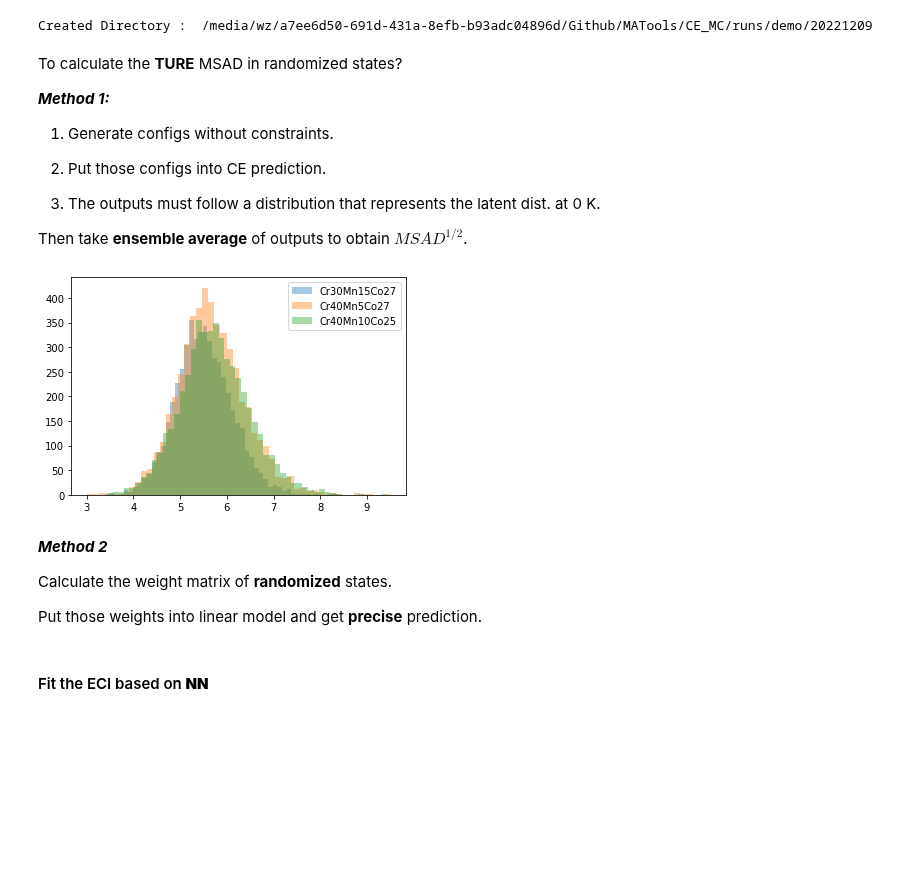
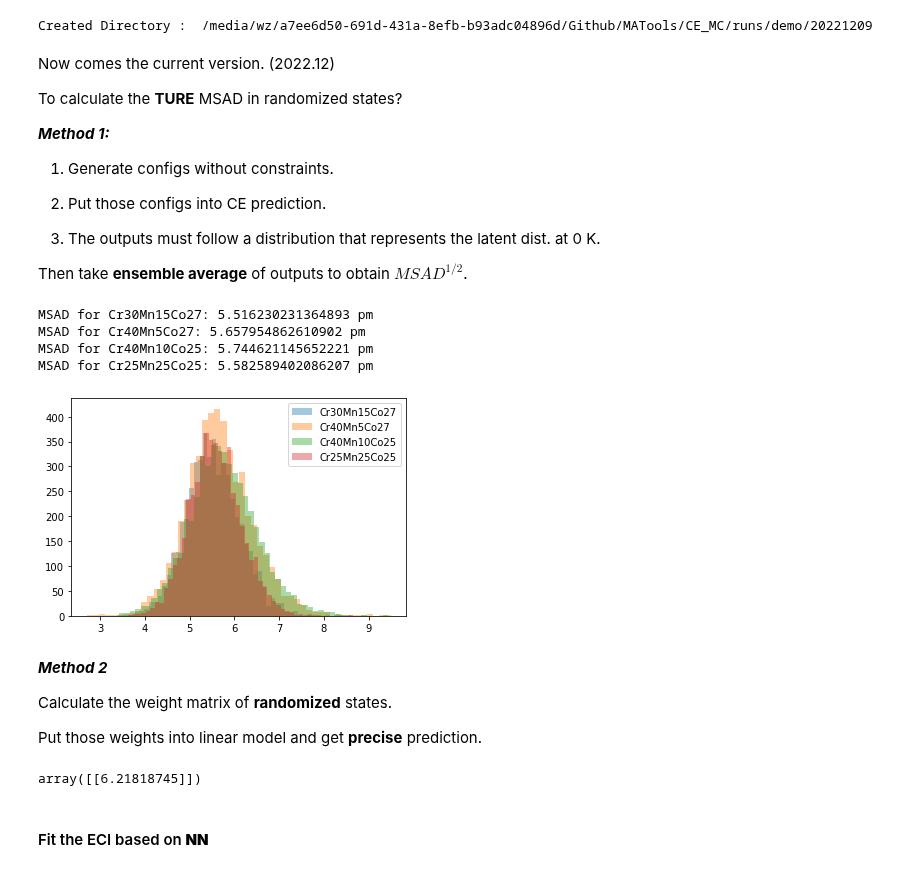
Before and after one commit to wzetto/MATools, a Jupyter notebook: CE_MC/cluster_ce_msad.ipynb, the cells around one changed output. Drawn from its saved outputs; the diff is of its cells as text; code cells hidden in the pictures; blank space fills up the shorter version.

Commit message:
modified:   CE_MC/cluster_ce_msad.ipynb 	new file:   CE_MC/runs/demo/20221216_msadGA/embed_book49.npy

```diff
--- a/CE_MC/cluster_ce_msad.ipynb
+++ b/CE_MC/cluster_ce_msad.ipynb
@@ -1443,6 +1346,7 @@ embed_book = [
 qua_embed = np.linspace(810, 810+81*21-1, 81*21).reshape(21, 81).astype(int).tolist()
 embed_book += qua_embed
 embed_list = dict(zip(embed_type, embed_val))
+embed_book = np.array(embed_book)
 
 msad_list, weight_list = extract_weight(1, 401, embed_list, atom_num=32)
 #* Standarize features
@@ -1653,7 +1554,11 @@ print(len(best_embed), best_embed)
   1. 1. 1. 0. 1. 1. 1. 0. 1. 1. 1. 1. 1. 1. 1. 1. 1. 1. 1. 1. 1. 1. 1. 1.
   1.]]
 # %%
-chosen_embed_ = best_embed_[-1]
+# chosen_embed_ = best_embed_[-1]
+chosen_embed_ = np.array([0., 0., 0., 1., 1., 1., 1., 1., 1., 0., 0., 1.,
+  1., 1., 1., 1., 1., 1., 1., 1., 1., 1., 1., 0.,
+  1., 1., 1., 0., 1., 1., 1., 0., 1., 1., 1., 1.,
+  1., 1., 1., 1., 1., 1., 1., 1., 1., 1., 1., 1., 1.])
 weight_chosen = genetic.embed_extra(embed_book, weight_list, chosen_embed_)
 best_embed_dict = dict(zip(embed_type, chosen_embed_))
 clf_ga = RidgeCV(alphas=np.linspace(120, 130, 3), cv=10).fit(weight_chosen, msad_list.reshape(-1,1))
@@ -1838,6 +1744,8 @@ pickle.dump(gpr, open(pth_lr+date+name, 'wb'))
 # %% [output]
 Created Directory :  /media/wz/a7ee6d50-691d-431a-8efb-b93adc04896d/Github/MATools/CE_MC/runs/demo/20221209
 # %% [markdown]
+Now comes the current version. (2022.12)
+
 To calculate the **TURE** MSAD in randomized states?
 
 <i> **Method 1:** </i>
@@ -1888,35 +1796,41 @@ named by its average composition.
 
 compo_mat = [
         [30, 15, 27],
         [40, 5, 27],
-        [40, 10, 25]
+        [40, 10, 25],
+        [25, 25, 25]
 ]
 msad_mat, type_mat = [], []
 
 for compo in compo_mat:
         a1, a2, a3 = compo
         atomic_ratio = f'{a1}_{a2}_{a3}.npy'
         config = np.load(f'/media/wz/a7ee6d50-691d-431a-8efb-b93adc04896d/Github/MATools_buffer/msadGA/202212/configs/{atomic_ratio}')
 
         #* RAW weight matrix in FULL dimension.
         weight_list_predict = scaler.transform(config)
         #* NEW weight matrix remove the zero term.
         weight_list_prenew = genetic.embed_extra(embed_book,
                                 weight_list_predict,
                                 chosen_embed_)
 
         msad_list_predict = clf_ga.predict(weight_list_prenew)
+        print(f'MSAD for Cr{a1}Mn{a2}Co{a3}: {np.mean(msad_list_predict)} pm')
         msad_mat.append(msad_list_predict.flatten())
         type_mat.append(f'Cr{a1}Mn{a2}Co{a3}')
 
 # print(np.mean(msad_list_predict))
 for msad_list_predict, type_ in zip(msad_mat, type_mat):
         plt.hist(msad_list_predict, bins=50, label=type_, alpha=0.4)
 
 plt.legend()
 plt.show()
 # %% [output]
+MSAD for Cr30Mn15Co27: 5.516230231364893 pm
+MSAD for Cr40Mn5Co27: 5.657954862610902 pm
+MSAD for Cr40Mn10Co25: 5.744621145652221 pm
+MSAD for Cr25Mn25Co25: 5.582589402086207 pm
-[figure, old version]
+[figure, new version]
 # %% [markdown]
 <i> **Method 2** </i>
 
@@ -1926,3 +1861,14 @@ Put those weights into linear model and get **precise** prediction.
+# %%
+atomic_ratio = np.array([0.45, 0, 0.3, 0.25])
+ideal_weight = scaler.transform(ce_.ideal_extract(atomic_ratio).reshape(1,-1))
+ideal_weight_chosen = genetic.embed_extra(embed_book,
+                                ideal_weight,
+                                chosen_embed_)
+
+msad_list_predict = clf_ga.predict(ideal_weight_chosen)
+msad_list_predict
+# %% [output]
+array([[6.21818745]])
 # %% [markdown]
 #### Fit the ECI based on **NN**
 # %%
```
Also changed, not shown: parts of 17 cells of this notebook, 1 other file.
